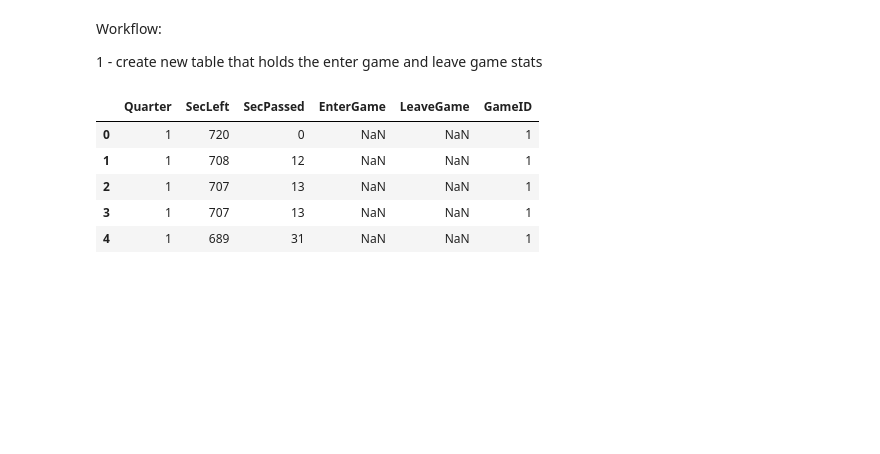
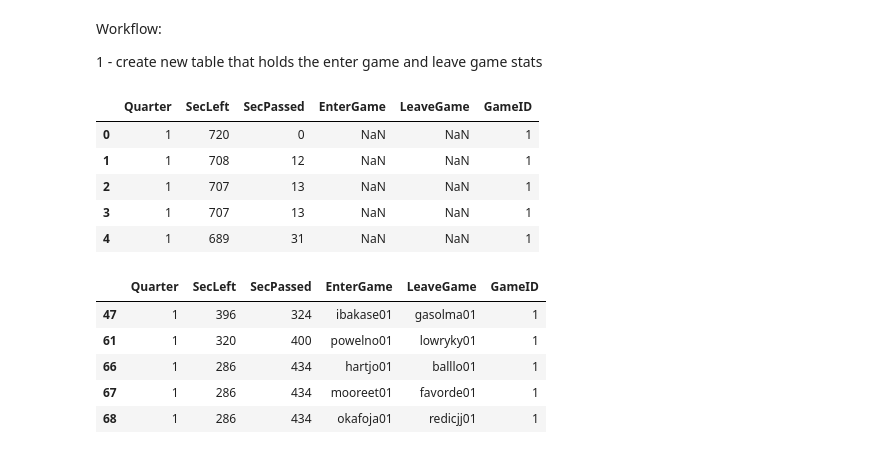
Before and after one commit to SPDiehl/thesis, a Jupyter notebook: thesis-1920.ipynb, the cells around one changed output. Cells and saved outputs as stored; diff of their text form; code cells hidden in the pictures; blank space fills up the shorter version.

```diff
--- a/thesis-1920.ipynb
+++ b/thesis-1920.ipynb
@@ -117,0 +120,9 @@ subs_df.head()
+# %%
+subs_df.head()
+# %% [output]
+|  | Quarter | SecLeft | SecPassed | EnterGame | LeaveGame | GameID |
+| 47 | 1 | 396 | 324 | ibakase01 | gasolma01 | 1 |
+| 61 | 1 | 320 | 400 | powelno01 | lowryky01 | 1 |
+| 66 | 1 | 286 | 434 | hartjo01 | balllo01 | 1 |
+| 67 | 1 | 286 | 434 | mooreet01 | favorde01 | 1 |
+| 68 | 1 | 286 | 434 | okafoja01 | redicjj01 | 1 |
```
Also changed, not shown: parts of 5 cells of this notebook.
